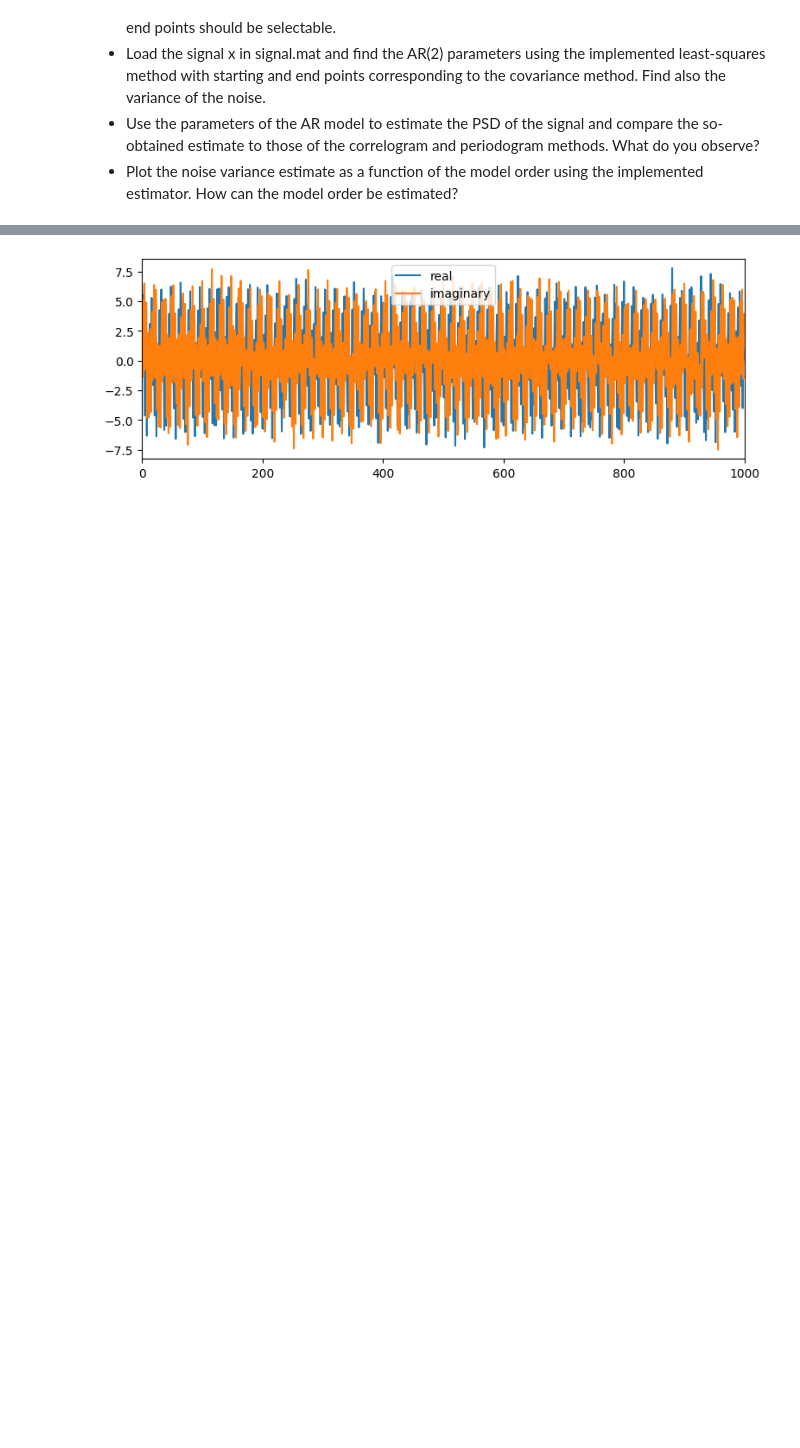
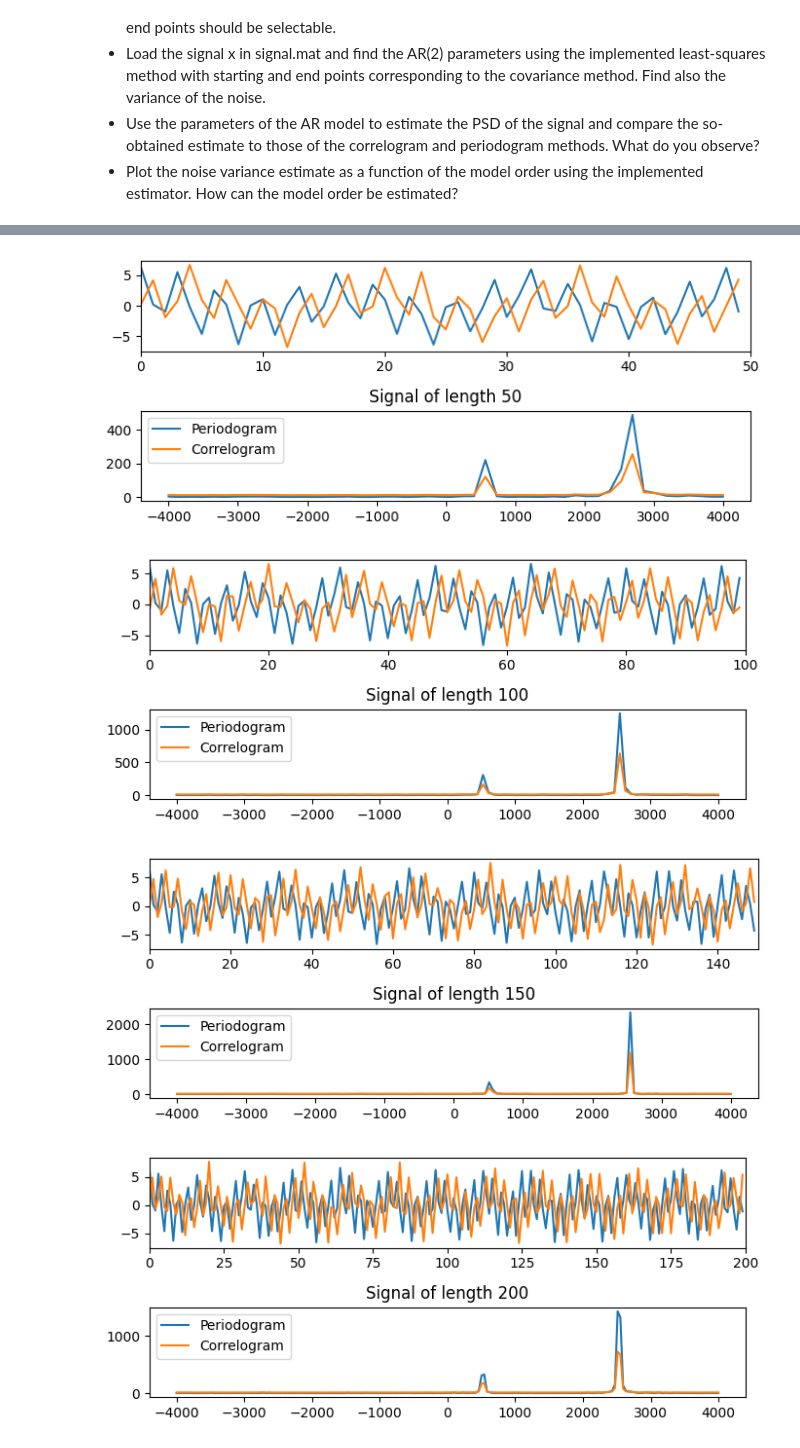
Before and after one commit to vismiroglou/ASE, a Jupyter notebook: day1.ipynb, the cells around one changed output, grey strips where cells are left out. Saved outputs shown, nothing was run; the diff lists cells and outputs as text; code cells hidden in the pictures; blank space fills up the shorter version.

```diff
--- a/day1.ipynb
+++ b/day1.ipynb
@@ -27,6 +25,5 @@ from utils.psd import generate_signal, periodogram, correlogram
 # %%
 # parameters
-N = 1000
 A = [2, 4]
 f = [500, 2500]
 fs = 8000
@@ -33,11 +170,24 @@ fs = 8000
 # %%
-x = generate_signal(N, fs, A, f)
+# Generate signals for different
+for N in range(50, 250, 50):
+    x = generate_signal(N, fs, A, f)
+    Pxx_periodogram = periodogram(x, fs)
+    Pxx_correlogram = correlogram(x, fs)
 
-plt.figure(figsize=(9,3))
-plt.plot(np.arange(N), x.real, label='real')
-plt.plot(np.arange(N), x.imag, label='imaginary')
-plt.xlim(0, N)
-plt.legend()
-plt.show()
+    fig, ax = plt.subplots(2,1, figsize=(7,3))
+    plt.title(f'Signal of length {N}')
+    ax[0].plot(np.arange(N), x.real, label='real')
+    ax[0].plot(np.arange(N), x.imag, label='imaginary')
+    ax[0].set_xlim(0, N)
+
+    ax[1].plot(np.linspace(-fs/2, fs/2, N), Pxx_periodogram, label='Periodogram')
+    ax[1].plot(np.linspace(-fs/2, fs/2, N), Pxx_correlogram, label='Correlogram')
+
+    plt.legend()
+    plt.tight_layout()
+    plt.show()
 # %% [output]
-[figure, old version]
+[figure, new version]
+[figure, added]
+[figure, added]
+[figure, added]
```
Also changed, not shown: parts of 21 cells of this notebook, 2 other files.
